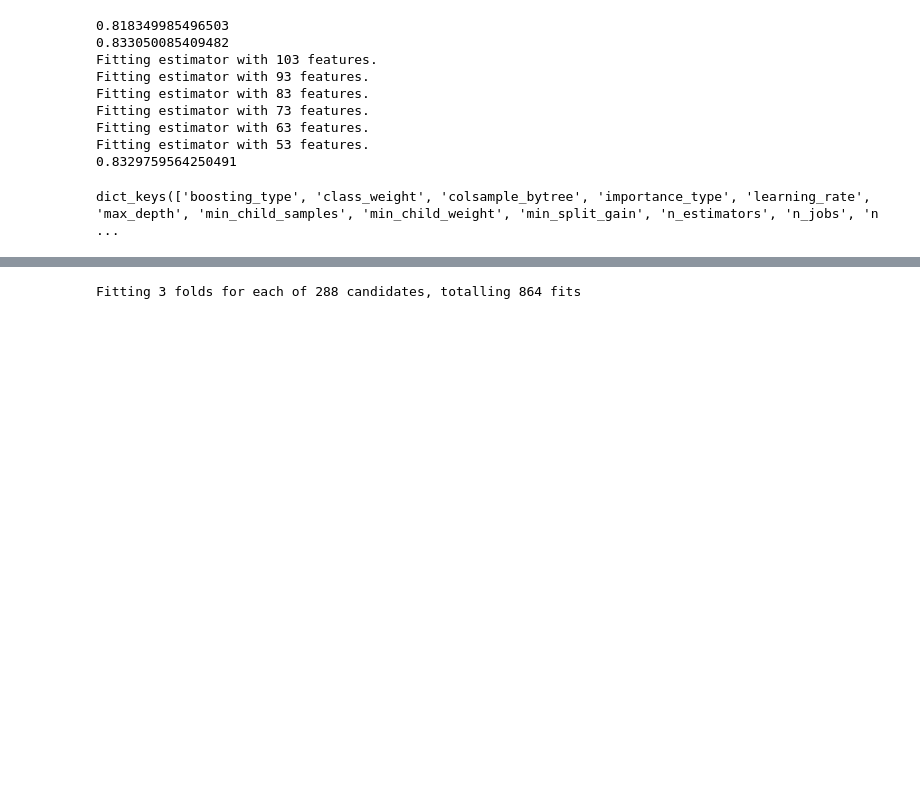
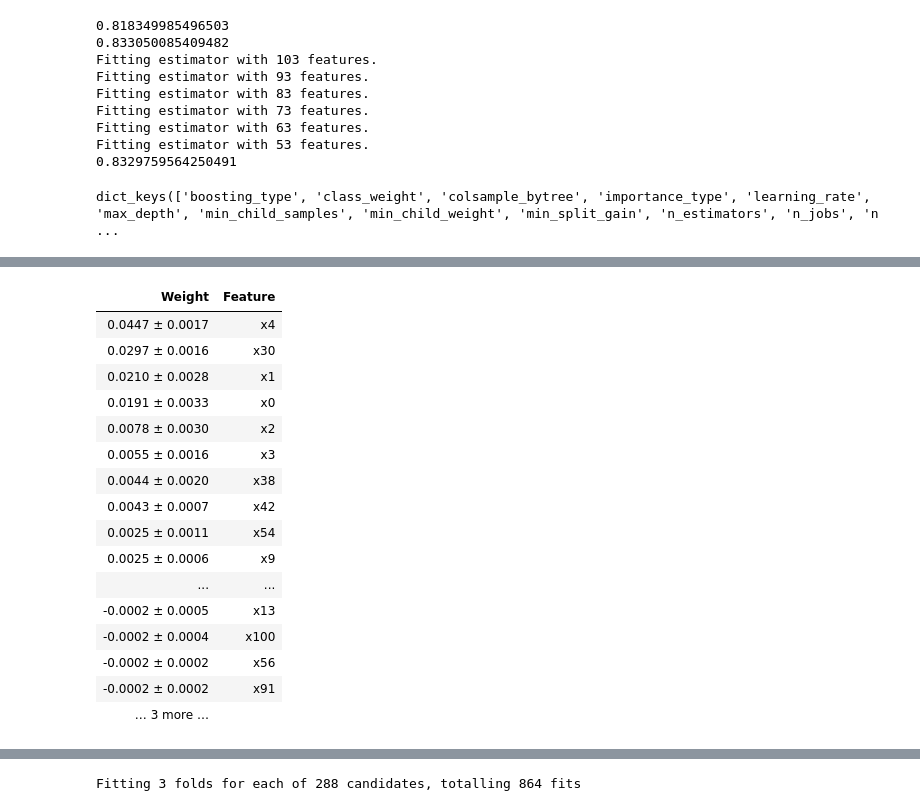
Before and after one commit to m0bi/finding_donors, a Jupyter notebook: finding_donors.ipynb, the cells around one changed output, grey strips where cells are left out. Saved outputs shown, nothing was run; the diff lists cells and outputs as text; code cells hidden in the pictures; blank space fills up the shorter version.

```diff
--- a/finding_donors.ipynb
+++ b/finding_donors.ipynb
@@ -222,0 +241,12 @@ Fitting 5 folds for each of 21600 candidates, totalling 108000 fits
+# %%
+
+X_train, X_test, y_train, y_test = train_test_split(X, y, test_size=0.2, random_state=42)
+model = lgb.LGBMClassifier(boosting_type='gbdt', n_estimators=300, objective='binary', n_jobs=-1, silent=True, max_depth=-1, max_bin = 510, subsample_for_bin=200,min_child_weight=1,colsample_bytree=0.65,lambda_l1=3, lambda_l2=3, learning_rate=0.1, min_child_samples=2,min_split_gain=0.2,num_leaves=128, subsample=0.75)
+model.fit(X_train,y_train)
+perm = PermutationImportance(model).fit(X_test,y_test)
+
+
+sel = SelectFromModel(perm, threshold=0.0001, prefit=True)
+X_trans = sel.transform(X_train)
+X_trans_test = sel.transform(X_test)
+model.fit(X_trans, y_train)
@@ -222,0 +261,20 @@ Fitting 5 folds for each of 21600 candidates, totalling 108000 fits
+# %%
+show_weights(perm, show_feature_values=True, top=100)
+# %% [output]
+| Weight | Feature |
+| 0.0447 ± 0.0017 | x4 |
+| 0.0297 ± 0.0016 | x30 |
+| 0.0210 ± 0.0028 | x1 |
+| 0.0191 ± 0.0033 | x0 |
+| 0.0078 ± 0.0030 | x2 |
+| 0.0055 ± 0.0016 | x3 |
+| 0.0044 ± 0.0020 | x38 |
+| 0.0043 ± 0.0007 | x42 |
+| 0.0025 ± 0.0011 | x54 |
+| 0.0025 ± 0.0006 | x9 |
+| ... | ... |
+| -0.0002 ± 0.0005 | x13 |
+| -0.0002 ± 0.0004 | x100 |
+| -0.0002 ± 0.0002 | x56 |
+| -0.0002 ± 0.0002 | x91 |
+| … 3 more … |  |
```
Also changed, not shown: parts of 3 cells of this notebook.
